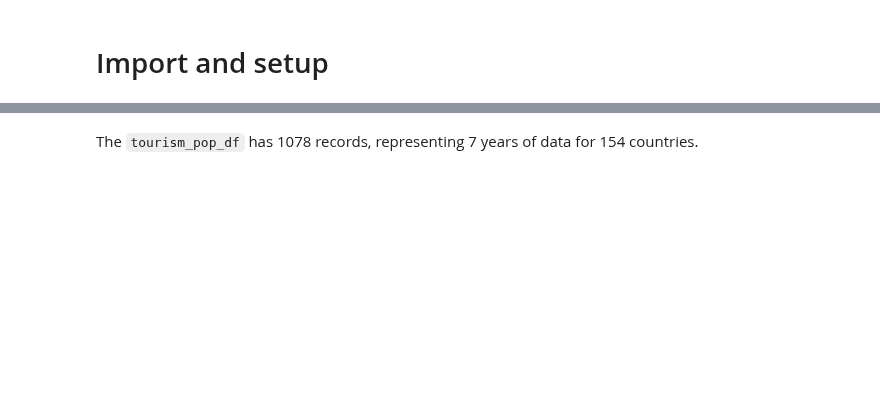
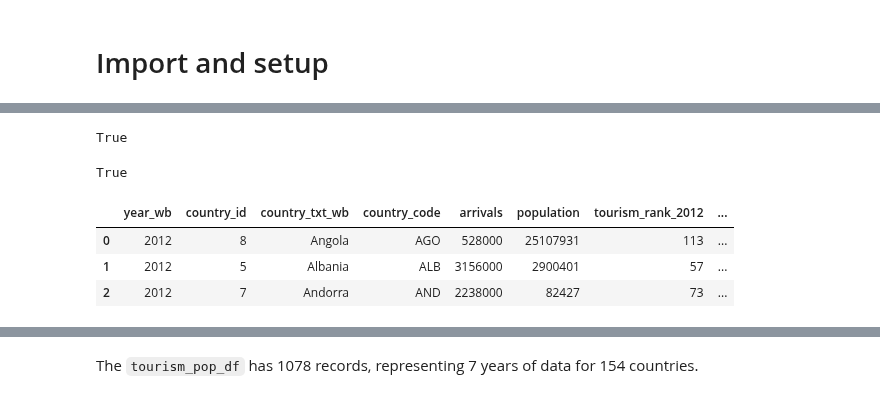
Before and after one commit to brooke-l-hawkins/milestone-i-project, a Jupyter notebook: code/join_data.ipynb, the cells around one changed output, grey strips where cells are left out. Cells and saved outputs as stored; diff of their text form; code cells hidden in the pictures; blank space fills up the shorter version.

```diff
--- a/code/join_data.ipynb
+++ b/code/join_data.ipynb
@@ -20,0 +43,10 @@ Wall time: 9.67 ms
+# %%
+# quick check that the number of records with tourism group 'high' equals the number of rank_n * the number of years
+sum(tourism_pop_df.tourism_group == 'high') == rank_n * len(set(tourism_pop_df.year_wb))
+# %% [output]
+True
+# %%
+# quick check that the number of records with tourism group 'low' equals the number of rank_n * the number of years
+sum(tourism_pop_df.tourism_group == 'low') == rank_n * len(set(tourism_pop_df.year_wb))
+# %% [output]
+True
@@ -21,3 +56,11 @@ Wall time: 9.67 ms
+# %%
+# examine result
+tourism_pop_df.head(3)
+# %% [output]
+|  | year_wb | country_id | country_txt_wb | country_code | arrivals | population | tourism_rank_2012 | ... |
+| 0 | 2012 | 8 | Angola | AGO | 528000 | 25107931 | 113 | ... |
+| 1 | 2012 | 5 | Albania | ALB | 3156000 | 2900401 | 57 | ... |
+| 2 | 2012 | 7 | Andorra | AND | 2238000 | 82427 | 73 | ... |
 # %%
 tourism_pop_df.shape
 # %% [output]
```
Also changed, not shown: parts of 16 cells of this notebook, 1 other file.
